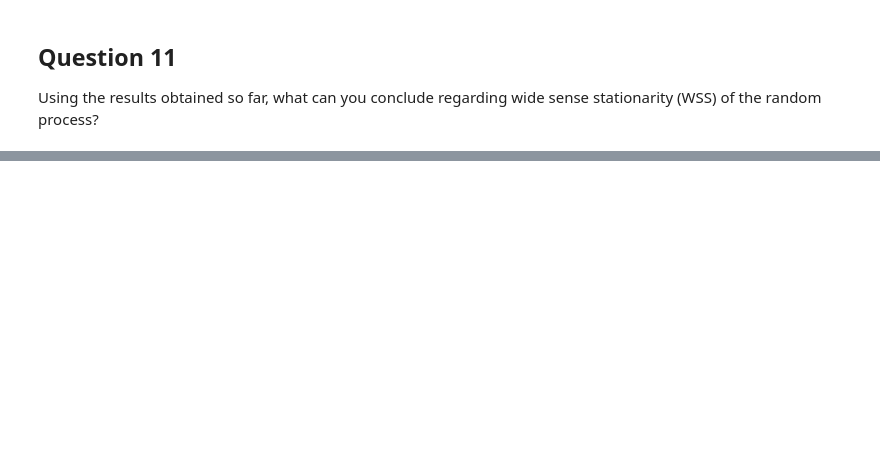
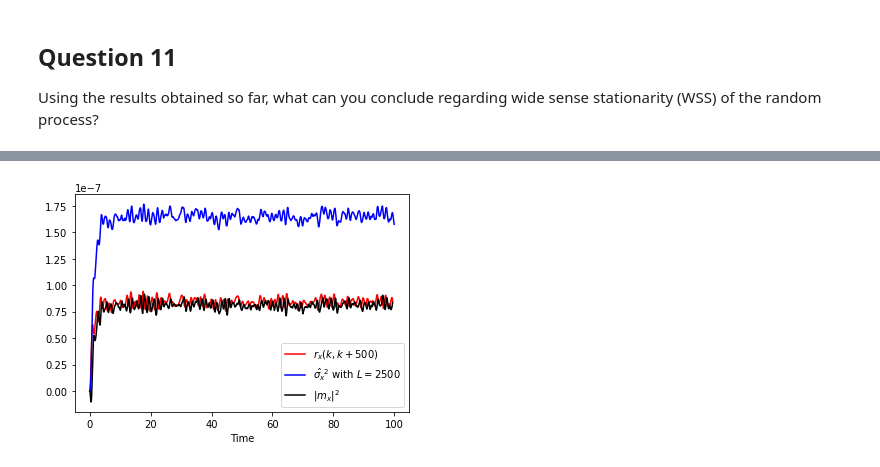
Before and after one commit to reinaartvanloon/SSA, a Jupyter notebook: Python1_Template.ipynb, the cells around one changed output, grey strips where cells are left out. Saved outputs shown, nothing was run; the diff lists cells and outputs as text; code cells hidden in the pictures; blank space fills up the shorter version.

```diff
--- a/Python1_Template.ipynb
+++ b/Python1_Template.ipynb
@@ -481,0 +473,13 @@ Click here to type your answer. Type *Markdown* and LaTeX: $\alpha^2$.
+# %%
+plt.figure(12)
+plt.plot(t[0:h], Rx, label=r'$r_x(k,k+500)$', color='red')
+plt.plot(t, sigma_x[2]**2, label=r'$\hat{\sigma_x}^2$ with $L=2500$', color='blue')
+
+mean_squared = sigma_x[2][0:h]**2 - Rx
+
+plt.plot(t[0:h], mean_squared, label=r"$\vert m_x \vert ^2$", color='black')
+plt.xlabel("Time")
+plt.legend()
+plt.show()
+# %% [output]
+[figure, added]
```
Also changed, not shown: parts of 11 cells of this notebook.
